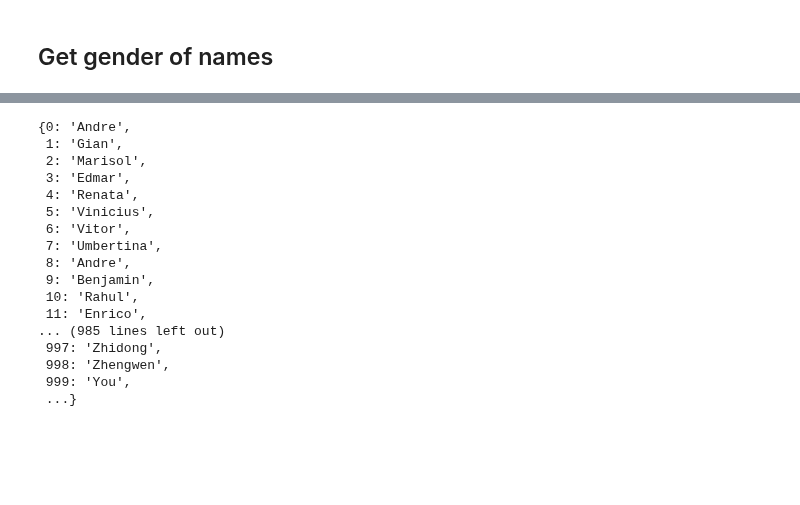
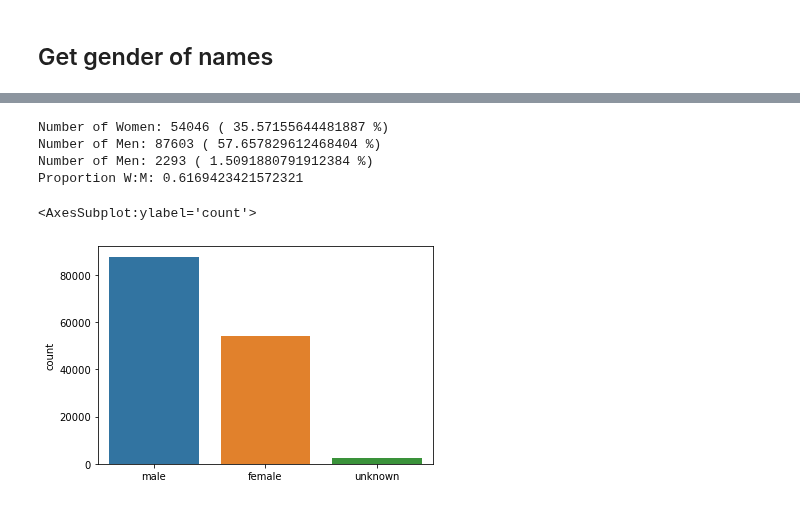
Before and after one commit to jastiso/modeling_citations, a Jupyter notebook: scripts/eda.ipynb, the cells around one changed output, grey strips where cells are left out. Cells and saved outputs as stored; diff of their text form; code cells hidden in the pictures; blank space fills up the shorter version.

Commit message:
added gender for unknown names, and initialized author class

```diff
--- a/scripts/eda.ipynb
+++ b/scripts/eda.ipynb
@@ -17,7 +17,7 @@ from urllib.parse import quote
 outfile = "../data/img/init_coa_graph.png"
 new_plot = False
 g = igraph.load('../data/florida_coa_graph',format='pickle')
-buy_names = True # if this is true, and you run the notebook, it will use all your gender api credits
+buy_names = False # if this is true, and you run the notebook, it will use all your gender api credits
 
 #Here is how to map for to get authors / papers
 method = 'florida'
@@ -186,20 +204,17 @@ node_2_gender
-# %%
-node_2_fname
-# %% [output]
-{0: 'Andre',
- 1: 'Gian',
- 2: 'Marisol',
- 3: 'Edmar',
- 4: 'Renata',
- 5: 'Vinicius',
- 6: 'Vitor',
- 7: 'Umbertina',
- 8: 'Andre',
- 9: 'Benjamin',
- 10: 'Rahul',
- 11: 'Enrico',
-... (985 lines left out)
- 997: 'Zhidong',
- 998: 'Zhengwen',
- 999: 'You',
- ...}
+# %%
+# Visualize number of female, male, and unknown names
+gen = [x['gender'] for x in node_2_gender.values()]
+
+print("Number of Women:", sum([x == 'female' for x in gen]), '(', sum([x == 'female' for x in gen])/len(gen)*100, '%)')
+print("Number of Men:", sum([x == 'male' for x in gen]), '(', sum([x == 'male' for x in gen])/len(gen)*100, '%)')
+print("Number of Men:", sum([x == 'unknown' for x in gen]), '(', sum([x == 'unknown' for x in gen])/len(gen)*100, '%)')
+print("Proportion W:M:", sum([x == 'female' for x in gen])/sum([x == 'male' for x in gen]))
+
+sns.countplot(gen)
+# %% [output]
+Number of Women: 54046 ( 35.57155644481887 %)
+Number of Men: 87603 ( 57.657829612468404 %)
+Number of Men: 2293 ( 1.5091880791912384 %)
+Proportion W:M: 0.6169423421572321
+<AxesSubplot:ylabel='count'>
+[figure, added]
```
Also changed, not shown: parts of 7 cells of this notebook.
